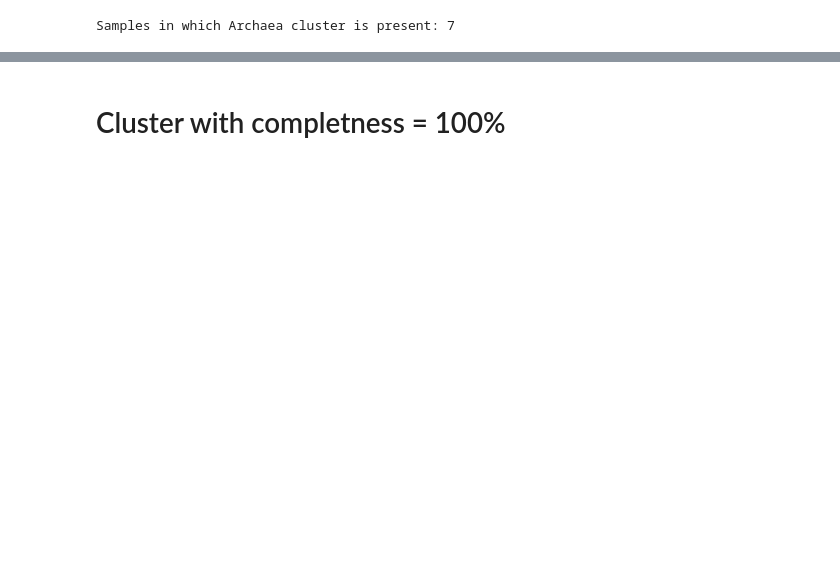
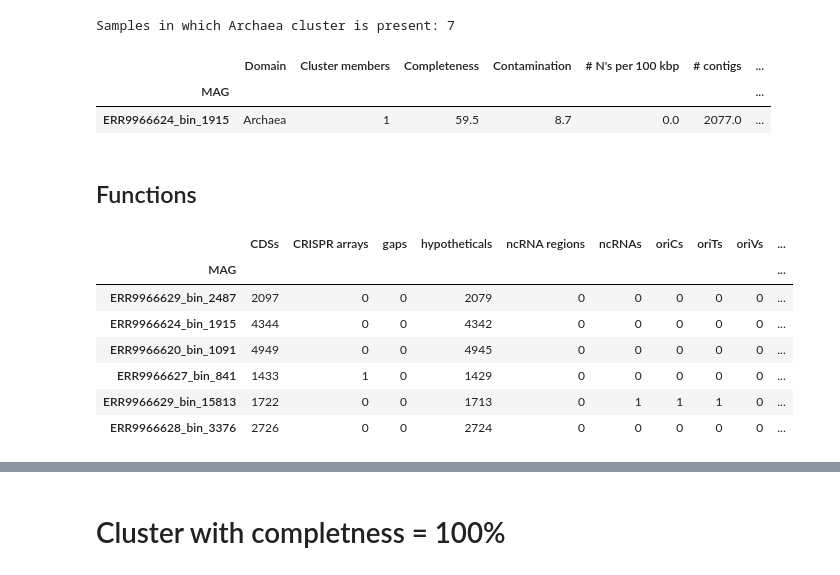
Before and after one commit to usegalaxy-eu/FAIRyMAGs, a Jupyter notebook: bin/use-case-aeromicrobiome-exploration.ipynb, the cells around one changed output, grey strips where cells are left out. Drawn from its saved outputs; the diff is of its cells as text; code cells hidden in the pictures; blank space fills up the shorter version.

```diff
--- a/bin/use-case-aeromicrobiome-exploration.ipynb
+++ b/bin/use-case-aeromicrobiome-exploration.ipynb
@@ -737,3 +745,23 @@ unclassified_cov_df
 print(f"Samples in which Archaea cluster is present: {(unclassified_cov_df.xs('Archaea', level='Domain') != 0).sum(axis=1).iloc[0]}")
 # %% [output]
 Samples in which Archaea cluster is present: 7
+# %%
+mq_df.query("Domain == 'Archaea'").iloc[:, np.r_[0:1,7:24]]
+# %% [output]
+|  | Domain | Cluster members | Completeness | Contamination | # N's per 100 kbp | # contigs | ... |
+| MAG |  |  |  |  |  |  | ... |
+| ERR9966624_bin_1915 | Archaea | 1 | 59.5 | 8.7 | 0.0 | 2077.0 | ... |
+# %% [markdown]
+## Functions
+# %%
+unclassified_mq_bakta_annot = get_bakta_annot_df(unclassified_mq_df)
+unclassified_mq_bakta_annot
+# %% [output]
+|  | CDSs | CRISPR arrays | gaps | hypotheticals | ncRNA regions | ncRNAs | oriCs | oriTs | oriVs | ... |
+| MAG |  |  |  |  |  |  |  |  |  | ... |
+| ERR9966629_bin_2487 | 2097 | 0 | 0 | 2079 | 0 | 0 | 0 | 0 | 0 | ... |
+| ERR9966624_bin_1915 | 4344 | 0 | 0 | 4342 | 0 | 0 | 0 | 0 | 0 | ... |
+| ERR9966620_bin_1091 | 4949 | 0 | 0 | 4945 | 0 | 0 | 0 | 0 | 0 | ... |
+| ERR9966627_bin_841 | 1433 | 1 | 0 | 1429 | 0 | 0 | 0 | 0 | 0 | ... |
+| ERR9966629_bin_15813 | 1722 | 0 | 0 | 1713 | 0 | 1 | 1 | 1 | 0 | ... |
+| ERR9966628_bin_3376 | 2726 | 0 | 0 | 2724 | 0 | 0 | 0 | 0 | 0 | ... |
```
Also changed, not shown: parts of 10 cells of this notebook.
